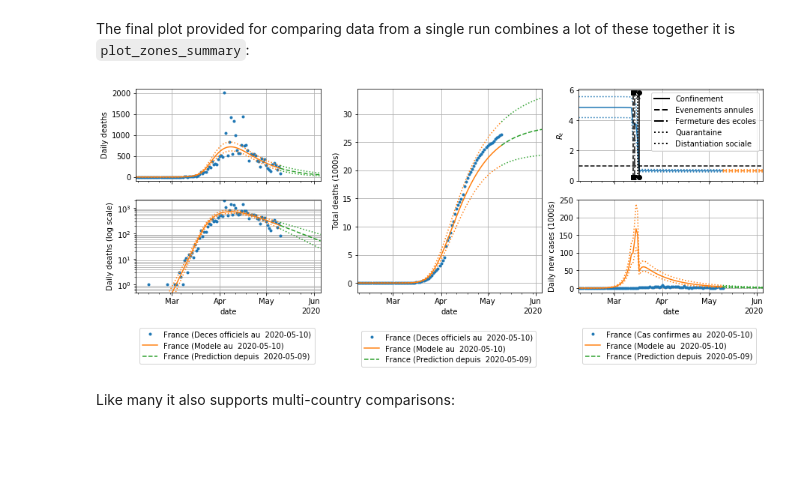
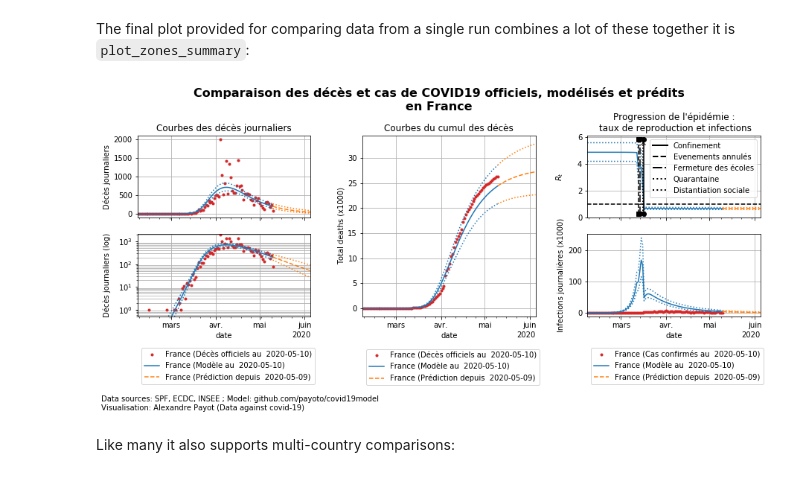
Before and after one commit to payoto/covid19model-fr-regions-results, a Jupyter notebook: data_example.ipynb, the cells around one changed output. Cells and saved outputs as stored; diff of their text form; code cells hidden in the pictures; blank space fills up the shorter version.

Commit message:
Tweak presentation of zone plots

```diff
--- a/data_example.ipynb
+++ b/data_example.ipynb
@@ -396,30 +396,11 @@ Plotting Forecast R(t) for Auvergne-Rhône-Alpes
 [figure]
 # %% [markdown]
 The final plot provided for comparing data from a single run combines a lot of these together it is `plot_zones_summary`:
-# %%
-def translate_legend(ax):
-    leg = ax.get_legend()
-    if hasattr(leg, "get_texts"):
-        for label in leg.get_texts():
-            label.set_text(
-                label.get_text()
-                .replace("Reported deaths ", "Deces officiels ")
-                .replace("Reported cases ", "Cas confirmes ")
-                .replace("model ", "Modele ")
-                .replace("forecast from", "Prediction depuis")
-                .replace(" to ", " au ")
-                .replace("Lockdown", "Confinement")
-                .replace("Cancel events", "Evenements annules")
-                .replace("School closures", "Fermeture des ecoles")
-                .replace("Self-isolation\nwhen ill", "Quarantaine")
-                .replace("Social distancing", "Distantiation sociale")
-            )
-
-axs = plot_zones_summary("France", model.data)
-for ax in axs:
-    translate_legend(ax)
-# %% [output]
-[figure, removed]
+# %%
+axs = plot_zones_summary("France", model.data)
+translate_axes_to_french(axs)
+# %% [output]
+[figure, added]
 # %% [markdown]
 Like many it also supports multi-country comparisons:
 # %%
```
Also changed, not shown: parts of 3 cells of this notebook, 1 other file.
